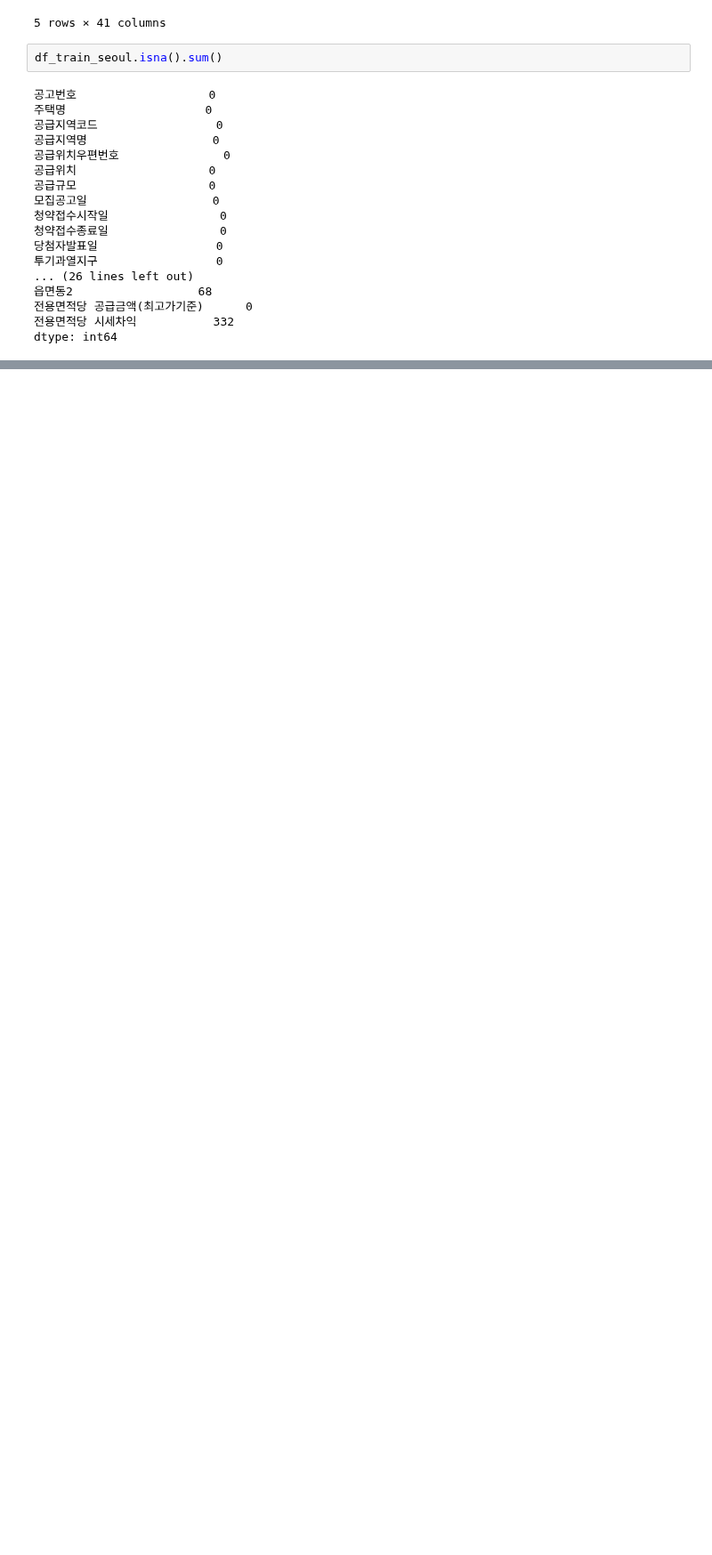
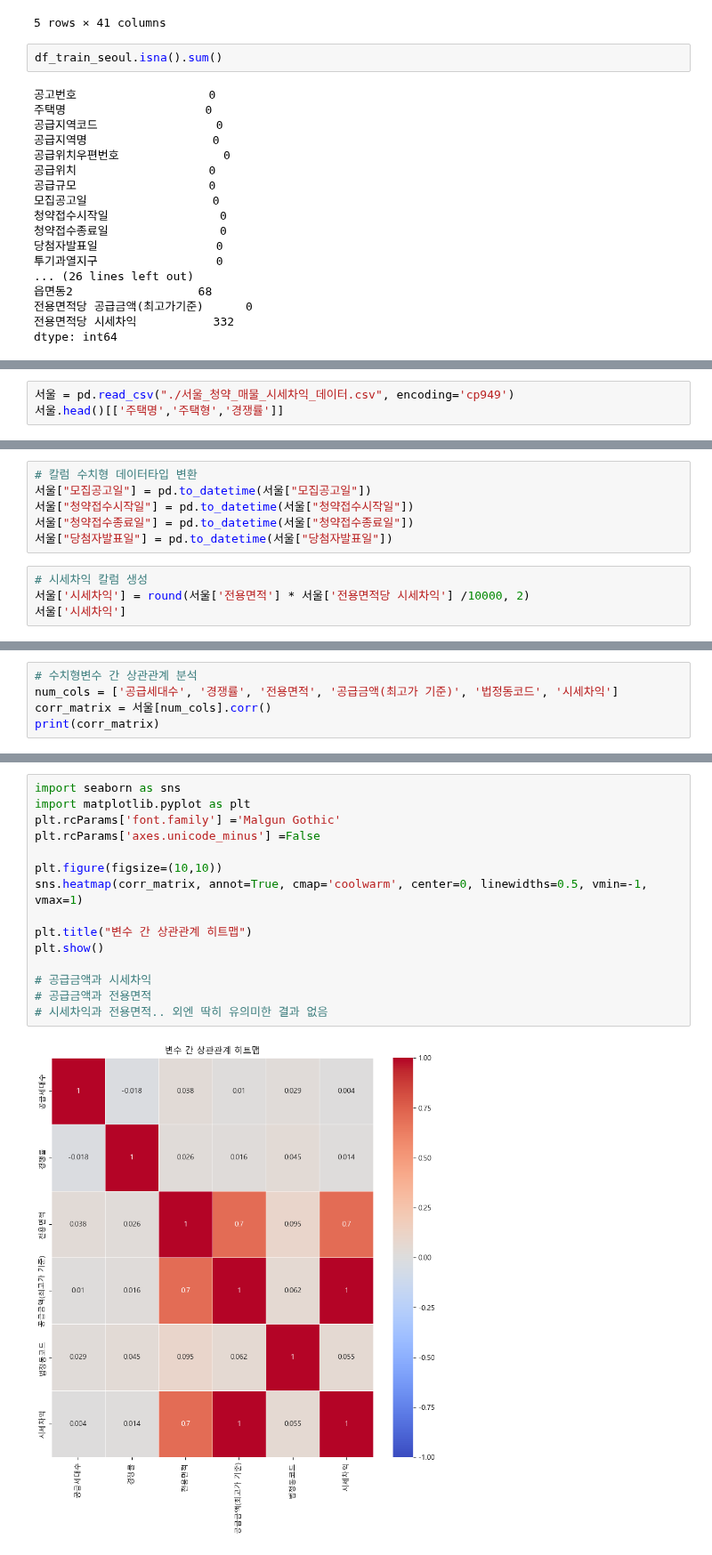
Before and after one commit to choikwangil95/HKToss-MLOps-Proejct, a Jupyter notebook: src/eugene/[광일] 실거래가 데이터 병합.ipynb, the cells around one changed output, grey strips where cells are left out. Shown at 89% size. Drawn from its saved outputs; the diff is of its cells as text; blank space fills up the shorter version.

```diff
--- a/src/eugene/[광일] 실거래가 데이터 병합.ipynb
+++ b/src/eugene/[광일] 실거래가 데이터 병합.ipynb
@@ -119,0 +154,3 @@ sns.histplot(df_train_seoul, x='전용면적당 시세차익')
+# %%
+서울 = pd.read_csv("./서울_청약_매물_시세차익_데이터.csv", encoding='cp949')
+서울.head()[['주택명','주택형','경쟁률']]
@@ -119,0 +203,10 @@ sns.histplot(df_train_seoul, x='전용면적당 시세차익')
+# %%
+# 칼럼 수치형 데이터타입 변환
+서울["모집공고일"] = pd.to_datetime(서울["모집공고일"])
+서울["청약접수시작일"] = pd.to_datetime(서울["청약접수시작일"])
+서울["청약접수종료일"] = pd.to_datetime(서울["청약접수종료일"])
+서울["당첨자발표일"] = pd.to_datetime(서울["당첨자발표일"])
+# %%
+# 시세차익 칼럼 생성
+서울['시세차익'] = round(서울['전용면적'] * 서울['전용면적당 시세차익'] /10000, 2)
+서울['시세차익']
@@ -119,0 +232,5 @@ sns.histplot(df_train_seoul, x='전용면적당 시세차익')
+# %%
+# 수치형변수 간 상관관계 분석
+num_cols = ['공급세대수', '경쟁률', '전용면적', '공급금액(최고가 기준)', '법정동코드', '시세차익']
+corr_matrix = 서울[num_cols].corr()
+print(corr_matrix)
@@ -119,0 +245,17 @@ sns.histplot(df_train_seoul, x='전용면적당 시세차익')
+# %%
+import seaborn as sns
+import matplotlib.pyplot as plt
+plt.rcParams['font.family'] ='Malgun Gothic'
+plt.rcParams['axes.unicode_minus'] =False
+
+plt.figure(figsize=(10,10))
+sns.heatmap(corr_matrix, annot=True, cmap='coolwarm', center=0, linewidths=0.5, vmin=-1, vmax=1)
+
+plt.title("변수 간 상관관계 히트맵")
+plt.show()
+
+# 공급금액과 시세차익
+# 공급금액과 전용면적
+# 시세차익과 전용면적.. 외엔 딱히 유의미한 결과 없음
+# %% [output]
+[figure, added]
```
Also changed, not shown: parts of 16 cells of this notebook, 3 other files.
